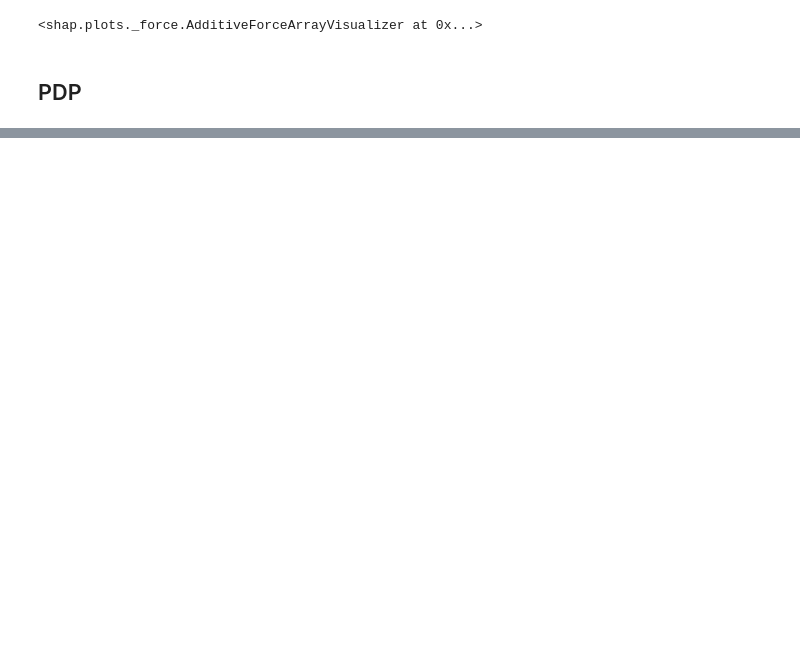
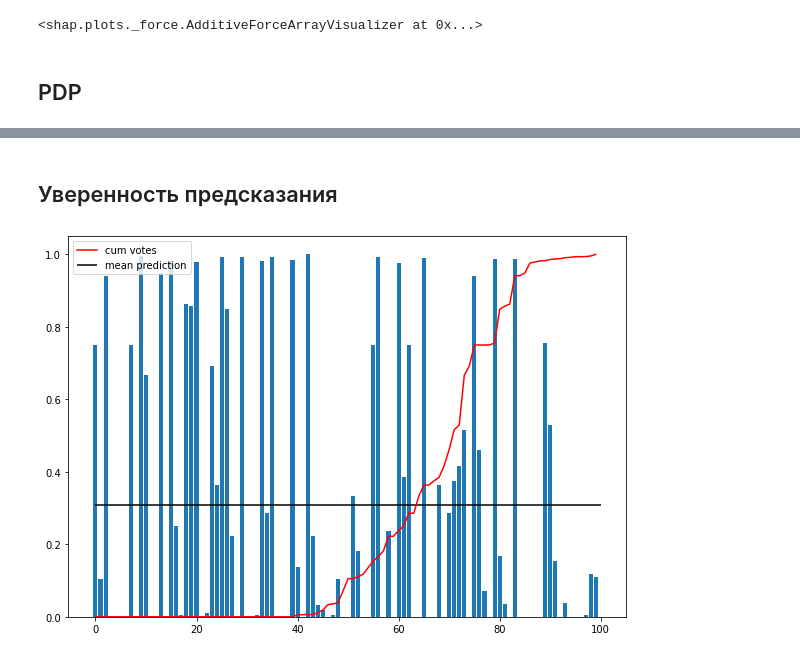
Before and after one commit to YanaSemenenya/INTERPRETATOR, a Jupyter notebook: BaseInterpretator_example_RF.ipynb, the cells around one changed output, grey strips where cells are left out. Drawn from its saved outputs; the diff is of its cells as text; code cells hidden in the pictures; blank space fills up the shorter version.

Commit message:
В пример по RF добавлен анализ уверенности предсказания

```diff
--- a/BaseInterpretator_example_RF.ipynb
+++ b/BaseInterpretator_example_RF.ipynb
@@ -64,0 +65,8 @@ faster runs, do progressbar=False
+# %% [markdown]
+## Уверенность предсказания
+# %%
+i = 100
+x = X[i:i+1]
+pred_probas, _, _ = my_interpret.analyze_voters(x)
+# %% [output]
+[figure, added]
```
Also changed, not shown: parts of 2 cells of this notebook.
